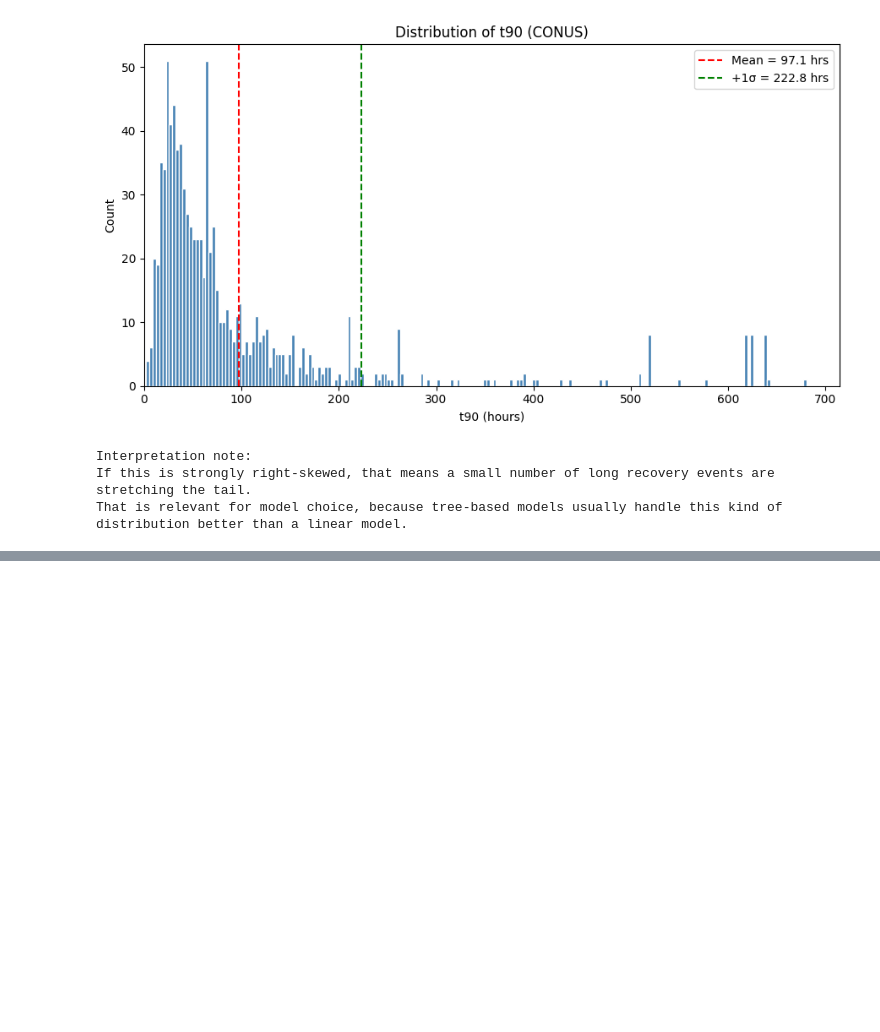
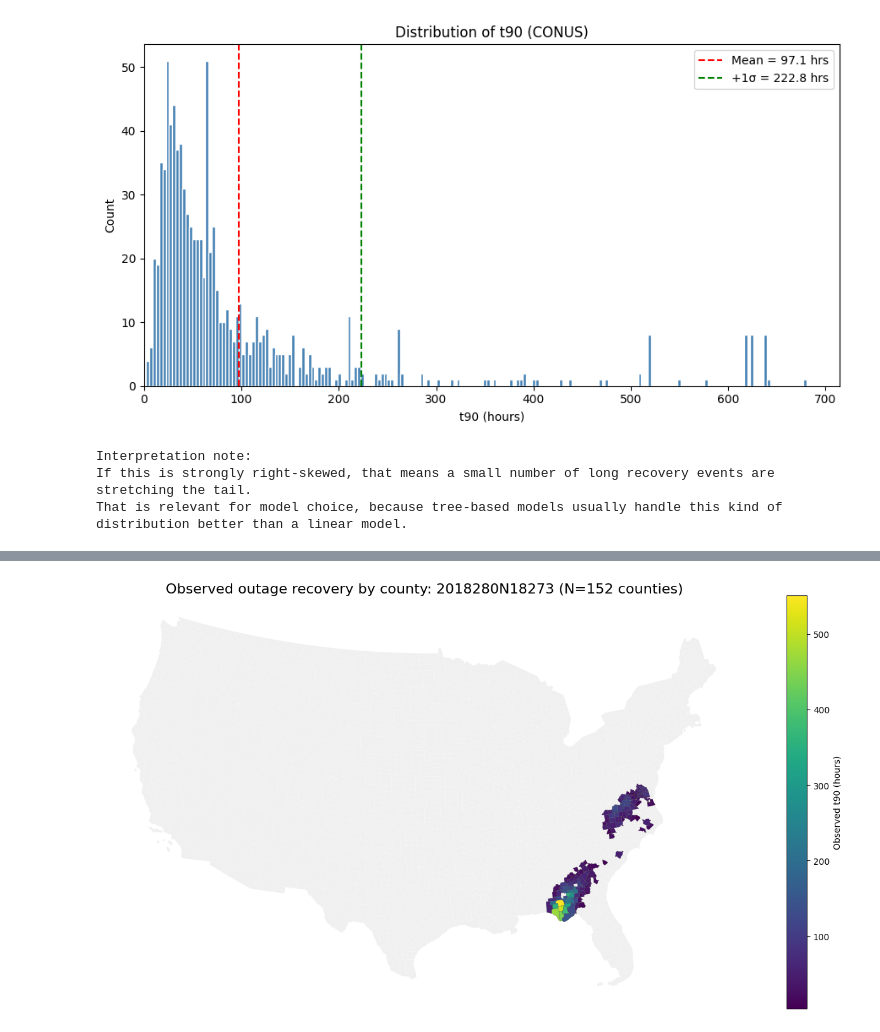
Before and after one commit to lukemccarvill/outage-recovery-forecasting, a Jupyter notebook: python_scripts/figures_for_report.ipynb, the cells around one changed output, grey strips where cells are left out. Drawn from its saved outputs; the diff is of its cells as text; code cells hidden in the pictures; blank space fills up the shorter version.

```diff
--- a/python_scripts/figures_for_report.ipynb
+++ b/python_scripts/figures_for_report.ipynb
@@ -170,0 +319,85 @@ A county can appear more than once if it is affected by multiple named storms or
+# %%
+# --- Observed storm map: county-level t90 for the storm with the most counties ---
+
+import pandas as pd
+import geopandas as gpd
+import matplotlib.pyplot as plt
+from matplotlib.colors import Normalize
+
+# Load the cleaned modelling table
+data_path = r"C:\Users\teaching\Downloads\outage-recovery-forecasting\data_transients\event_level_dataset_conus_modeling_valid.parquet"
+df = event_df.copy() if "event_df" in globals() else pd.read_parquet(data_path)
+
+df["CountyFIPS"] = df["CountyFIPS"].astype(str).str.zfill(5)
+df["storm"] = df["storm"].astype(str)
+
+if "t90" not in df.columns and "t90_lastcross" in df.columns:
+    df["t90"] = df["t90_lastcross"]
+
+if "t90" not in df.columns:
+    raise RuntimeError("Could not find t90 in the dataset.")
+
+# Pick the storm with the most implicated counties
+storm_counts = df.groupby("storm")["CountyFIPS"].nunique().sort_values(ascending=False)
+storm_id = storm_counts.index[0]
+
+storm_df = df[df["storm"] == storm_id].copy()
+
+if "event_start" in storm_df.columns:
+    storm_df["event_start"] = pd.to_datetime(storm_df["event_start"], errors="coerce")
+    storm_df = storm_df.sort_values("event_start")
+
+# One value per county for this storm
+storm_df = storm_df.dropna(subset=["t90"])
+storm_df = storm_df.drop_duplicates(subset=["CountyFIPS"], keep="first")[["CountyFIPS", "t90"]]
+
+print(f"Selected storm: {storm_id}")
+print(f"Implicated counties: {len(storm_df)}")
+print(storm_df["t90"].describe().to_string())
+
+# County geometries
+counties = gpd.read_file(
+    "https://www2.census.gov/geo/tiger/TIGER2020/COUNTY/tl_2020_us_county.zip"
+)
+
+counties["CountyFIPS"] = (counties["STATEFP"] + counties["COUNTYFP"]).astype(str).str.zfill(5)
+
+# Keep lower 48 + DC only
+exclude_state_fips = {"02", "15", "60", "66", "69", "72", "78"}
+counties = counties[~counties["STATEFP"].isin(exclude_state_fips)].copy()
+
+# Project for a cleaner map
+counties = counties.to_crs(epsg=5070)
+
+# Merge observed t90 onto counties
+counties = counties.merge(storm_df, on="CountyFIPS", how="left")
+
+# Plot
+fig, ax = plt.subplots(figsize=(13, 9))
+
+# Background counties
+counties[counties["t90"].isna()].plot(
+    ax=ax,
+    color="#f0f0f0",
+    edgecolor="white",
+    linewidth=0.08
+)
+
+# Storm counties
+storm_only = counties[counties["t90"].notna()].copy()
+storm_only.plot(
+    ax=ax,
+    column="t90",
+    cmap="viridis",
+    edgecolor="#333333",
+    linewidth=0.15,
+    legend=True,
+    norm=Normalize(vmin=storm_only["t90"].min(), vmax=storm_only["t90"].max()),
+    legend_kwds={"label": "Observed t90 (hours)", "shrink": 0.75}
+)
+
+ax.set_title(f"Observed outage recovery by county: {storm_id} (N={len(storm_df)} counties)", fontsize=16)
+ax.set_axis_off()
+plt.tight_layout()
+plt.show()
+# %% [output]
@@ -170,0 +414 @@ A county can appear more than once if it is affected by multiple named storms or
+[figure, added]
```
Also changed, not shown: parts of 17 cells of this notebook, 3 other files.
